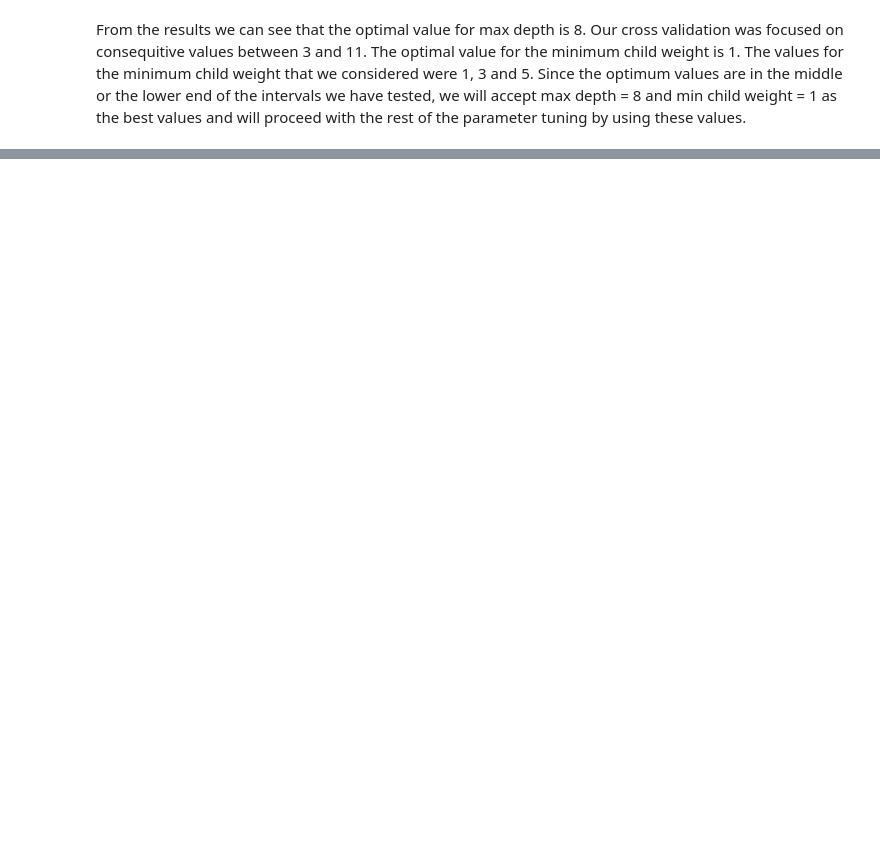
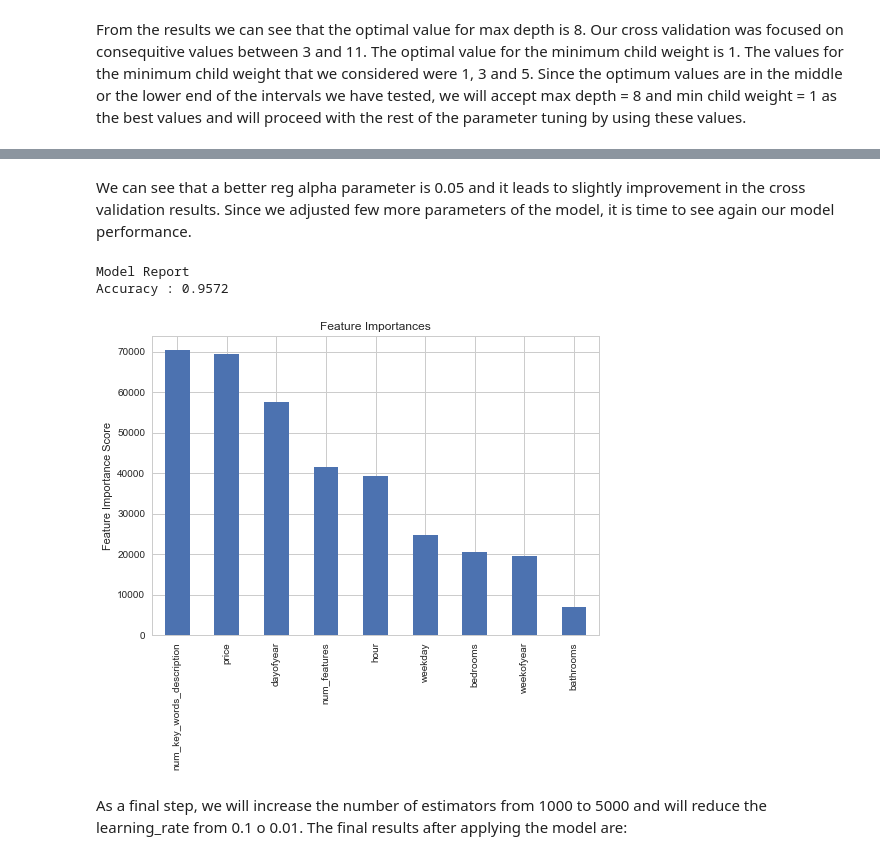
Before and after one commit to data-space/class-rent, a Jupyter notebook: XGBoost algorithm - Sev Lazarova.ipynb, the cells around one changed output, grey strips where cells are left out. Saved outputs shown, nothing was run; the diff lists cells and outputs as text; code cells hidden in the pictures; blank space fills up the shorter version.

```diff
--- a/XGBoost algorithm - Sev Lazarova.ipynb
+++ b/XGBoost algorithm - Sev Lazarova.ipynb
@@ -288,0 +395,24 @@ From the results we can see that the optimal value for max depth is 8. Our cross
+# %% [markdown]
+We can see that a better reg alpha parameter is 0.05 and it leads to slightly improvement in the cross validation results. Since we adjusted few more parameters of the model, it is time to see again our model performance.
+# %%
+alg = XGBClassifier(
+                     learning_rate =0.1,
+                     n_estimators=1000,
+                     max_depth=8,
+                     min_child_weight=1,
+                     gamma=0.2,
+                     subsample=0.8,
+                     colsample_bytree=0.6,
+                     reg_alpha = 0.05,
+                     objective= 'multi:softprob; num_class=3',
+                     nthread=4,
+                     scale_pos_weight=1,
+                     seed=27)
+
+test_prediction, test_predprob, alg_result = modelXGBfit (alg, train_df, test_df, selected_vars, target, target_num_map)
+# %% [output]
+Model Report
+Accuracy : 0.9572
+[figure, added]
+# %% [markdown]
+As a final step, we will increase the number of estimators from 1000 to 5000 and will reduce the learning_rate from 0.1 o 0.01. The final results after applying the model are:
```
Also changed, not shown: parts of 14 cells of this notebook.
